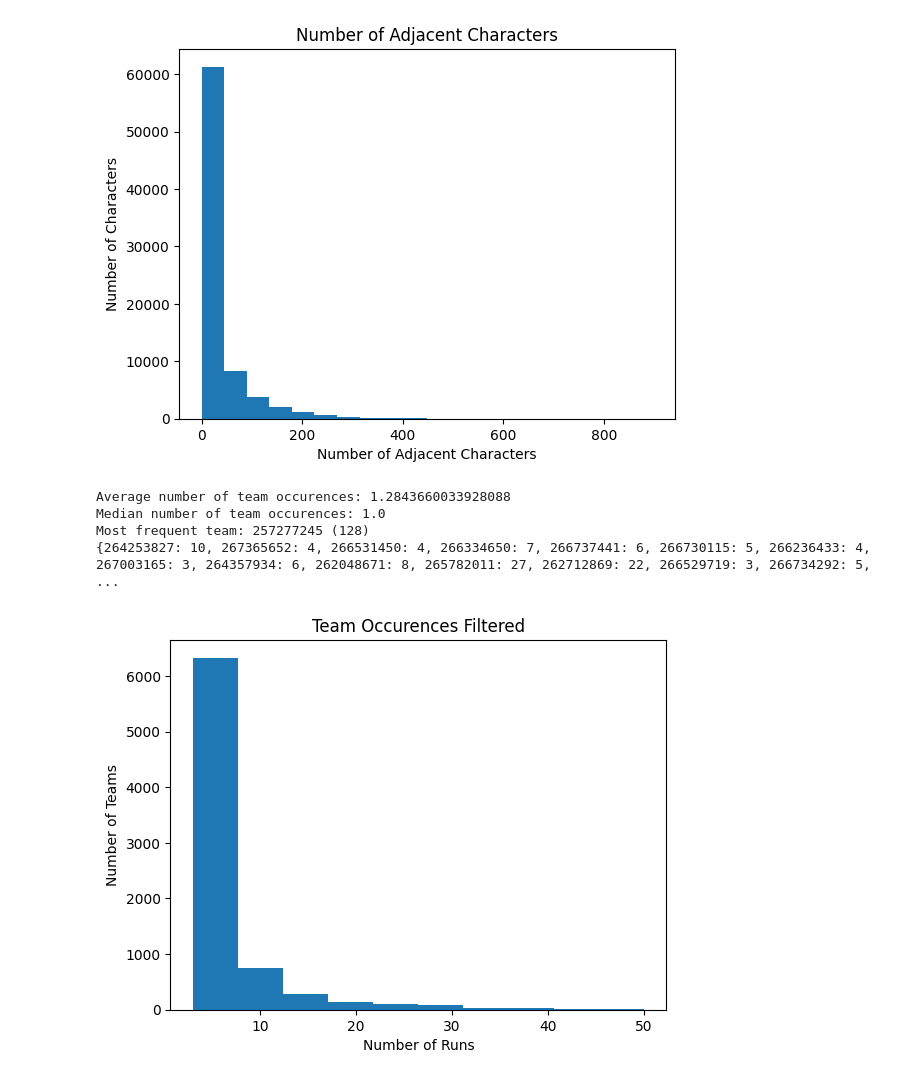
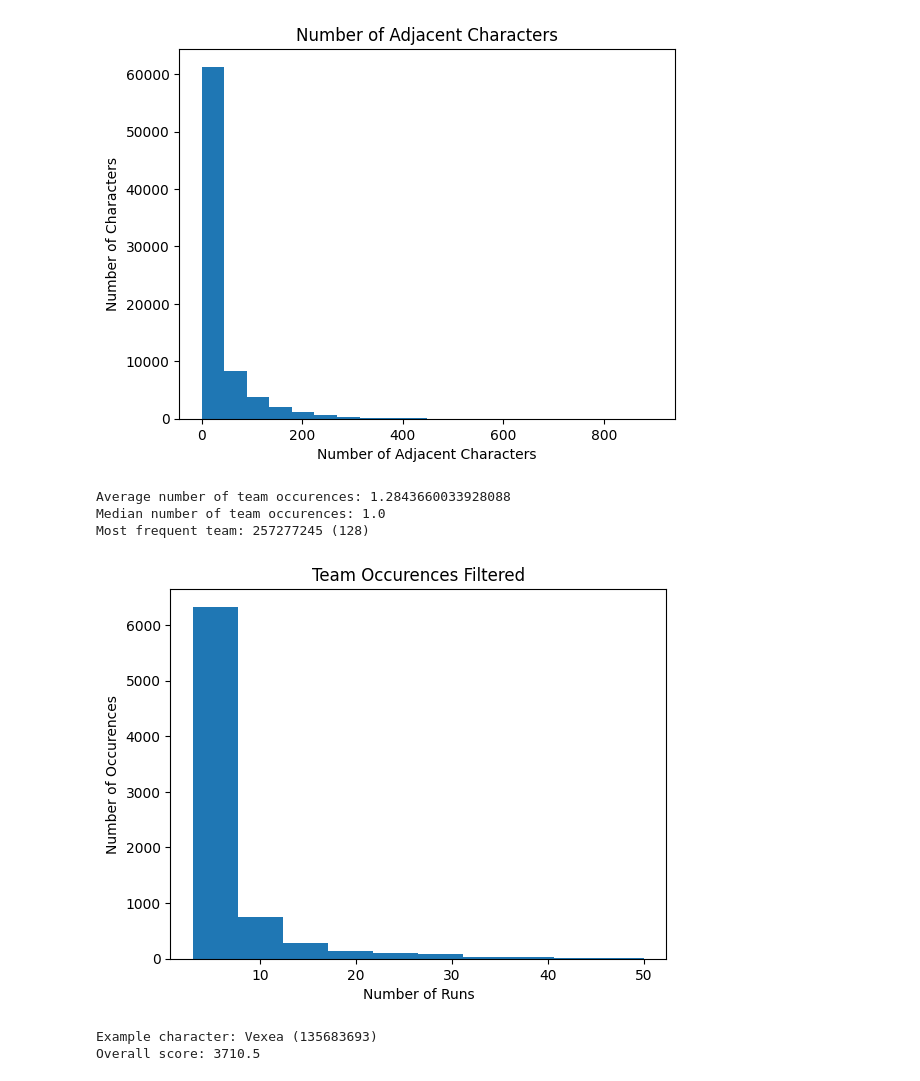
Before and after one commit to cvxluo/raider-i-know, a Jupyter notebook: analysis/analysis.ipynb, the cells around one changed output. Saved outputs shown, nothing was run; the diff lists cells and outputs as text; code cells hidden in the pictures.

Commit message:
More analysis on title-level keys

```diff
--- a/analysis/analysis.ipynb
+++ b/analysis/analysis.ipynb
@@ -203,38 +203,98 @@ def team_play_occurences(d_runs) :
     for run in tqdm(d_runs) :
         team = run.keystone_team_id
         teams[team] += 1
 
     return teams
 
 team_occurences = team_play_occurences(database_runs)
 team_occurences_above_limit = team_play_occurences(database_runs_above_limit)
 avg_team_occurences = sum(team_occurences.values()) / len(team_occurences)
 median_team_occurences = np.median(list(team_occurences.values()))
 most_frequent_team = max(team_occurences, key=team_occurences.get)
 
 print(f'Average number of team occurences: {avg_team_occurences}')
 print(f'Median number of team occurences: {median_team_occurences}')
 print(f'Most frequent team: {most_frequent_team} ({team_occurences[most_frequent_team]})')
 """
 Keystone team id of 257277245
 Number of occurences: 128
 """
 
-def plot_teams(teams, title) :
-    team_play_limit = 3
-    team_play_upper_limit = 50
-    teams = { team: count for team, count in teams.items() if count >= team_play_limit and count <= team_play_upper_limit}
-    print(teams)
+def plot_teams(teams, title, lower_limit=3, upper_limit=50) :
+    teams = { team: count for team, count in teams.items() if count >= lower_limit and count <= upper_limit}
     plt.hist(teams.values(), bins=10)
     plt.title(title)
     plt.xlabel('Number of Runs')
-    plt.ylabel('Number of Teams')
+    plt.ylabel('Number of Occurences')
     plt.show()
 
 plot_teams(team_occurences, 'Team Occurences Filtered')
 # %% [output]
 Average number of team occurences: 1.2843660033928088
 Median number of team occurences: 1.0
 Most frequent team: 257277245 (128)
-{264253827: 10, 267365652: 4, 266531450: 4, 266334650: 7, 266737441: 6, 266730115: 5, 266236433: 4, 267003165: 3, 264357934: 6, 262048671: 8, 265782011: 27, 262712869: 22, 266529719: 3, 266734292: 5,  ...
-[figure, old version]
+[figure, new version]
+# %%
+# https://www.reddit.com/r/wow/comments/13vqsbw/an_accurate_formula_for_m_score_calculation_in/
+def calc_run_score (run) :
+    # we assume all runs are above 20, so have 3 affixes
+    # this might need to change for future seasons
+    # assume 0 timer bonus
+    return 7 * run.mythic_level + 30
+
+class CharTopRuns (object) :
+    def __init__ (self, char) :
+        self.char = char
+        runs = get_runs_with_character(char)
+        self.top_runs = {
+            dungeon_id: {
+                'Tyrannical': None,
+                'Fortified': None,
+            }
+            for dungeon_id in consts.DUNGEON_IDS
+        }
+
+        for run in runs :
+            dungeon_id = run.dungeon['id']
+            major_affix = 'Fortified' if 'Fortified' in run.weekly_modifiers else 'Tyrannical'
+            score = calc_run_score(run)
+
+            if self.top_runs[dungeon_id][major_affix] is None or score > calc_run_score(self.top_runs[dungeon_id][major_affix]) :
+                self.top_runs[dungeon_id][major_affix] = run
+
+
+    def overall_score (self) :
+        score = 0
+
+        for dungeon_id in consts.DUNGEON_IDS :
+            score_1 = 0
+            score_2 = 0
+            if self.top_runs[dungeon_id]['Fortified'] is not None :
+                score_1 = calc_run_score(self.top_runs[dungeon_id]['Fortified'])
+
+            if self.top_runs[dungeon_id]['Tyrannical'] is not None :
+                score_2 = calc_run_score(self.top_runs[dungeon_id]['Tyrannical'])
+
+            dung_score = 1.5 * max(score_1, score_2) + 0.5 * min(score_1, score_2)
+
+            score += dung_score
+
+        return score
+
+
+    def top_runs (self) :
+        return self.top_runs
+
+    def top_runs_flattened (self) :
+        return list(filter(lambda run: run, [run for dungeon in self.top_runs.values() for run in dungeon.values()]))
+
+
+ex_char_name = "Vexea"
+example_character = list(filter(lambda char: char.name == ex_char_name, database_characters))[0]
+ex_char_top_runs = CharTopRuns(example_character)
+print(f'Example character: {example_character.name} ({example_character.id})')
+print(f'Overall score: {ex_char_top_runs.overall_score()}')
+# not completely accurate, but the data was taken a while ago
+# %% [output]
+Example character: Vexea (135683693)
+Overall score: 3710.5
```
Also changed, not shown: parts of 7 cells of this notebook, 1 other file.
